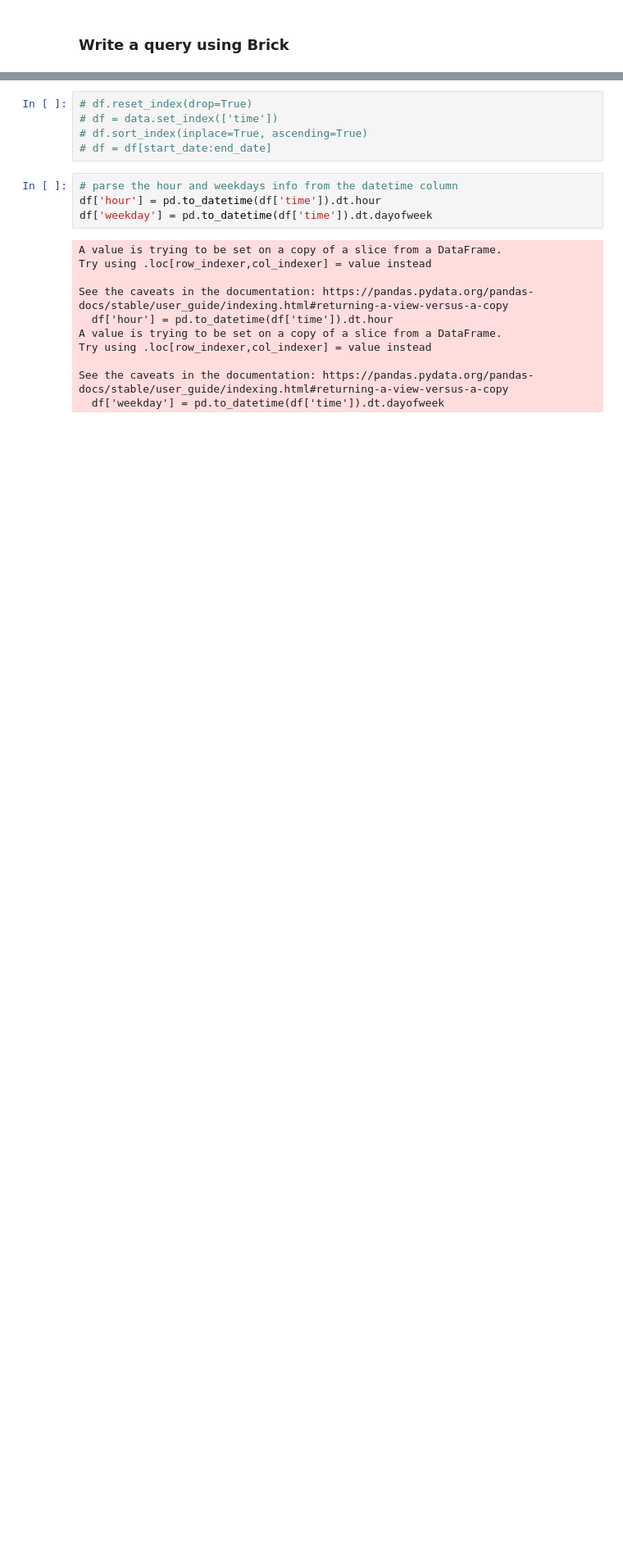
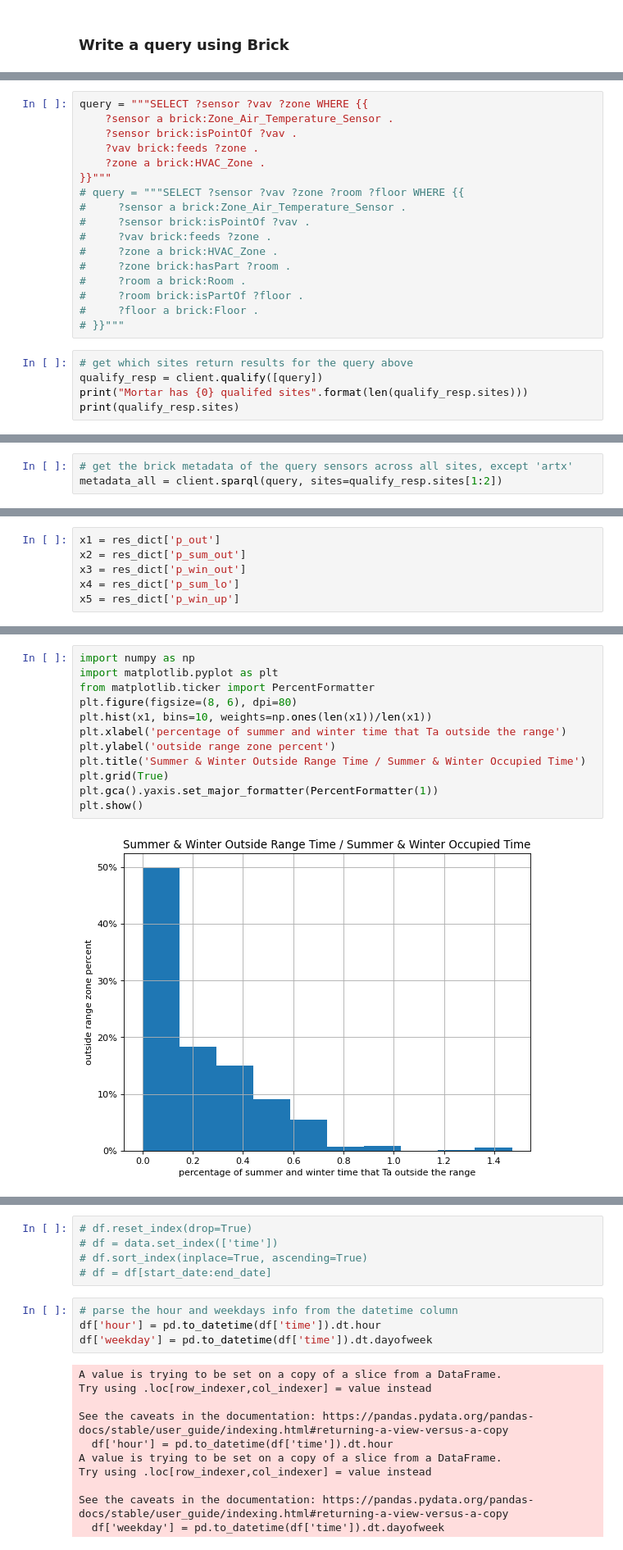
Before and after one commit to ruijis/mortardata_comfort_evaluation, a Jupyter notebook: demo.ipynb, the cells around one changed output, grey strips where cells are left out. Shown: that part at 82% size. Drawn from its saved outputs; the diff is of its cells as text; blank space fills up the shorter version.

```diff
--- a/demo.ipynb
+++ b/demo.ipynb
@@ -147,0 +16,22 @@ data
+# %%
+query = """SELECT ?sensor ?vav ?zone WHERE {{
+    ?sensor a brick:Zone_Air_Temperature_Sensor .
+    ?sensor brick:isPointOf ?vav .
+    ?vav brick:feeds ?zone .
+    ?zone a brick:HVAC_Zone .
+}}"""
+# query = """SELECT ?sensor ?vav ?zone ?room ?floor WHERE {{
+#     ?sensor a brick:Zone_Air_Temperature_Sensor .
+#     ?sensor brick:isPointOf ?vav .
+#     ?vav brick:feeds ?zone .
+#     ?zone a brick:HVAC_Zone .
+#     ?zone brick:hasPart ?room .
+#     ?room a brick:Room .
+#     ?room brick:isPartOf ?floor .
+#     ?floor a brick:Floor .
+# }}"""
+# %%
+# get which sites return results for the query above
+qualify_resp = client.qualify([query])
+print("Mortar has {0} qualifed sites".format(len(qualify_resp.sites)))
+print(qualify_resp.sites)
@@ -147,0 +43,3 @@ data
+# %%
+# get the brick metadata of the query sensors across all sites, except 'artx'
+metadata_all = client.sparql(query, sites=qualify_resp.sites[1:2])
@@ -147,0 +247,6 @@ data
+# %%
+x1 = res_dict['p_out']
+x2 = res_dict['p_sum_out']
+x3 = res_dict['p_win_out']
+x4 = res_dict['p_sum_lo']
+x5 = res_dict['p_win_up']
@@ -147,0 +262,14 @@ data
+# %%
+import numpy as np
+import matplotlib.pyplot as plt
+from matplotlib.ticker import PercentFormatter
+plt.figure(figsize=(8, 6), dpi=80)
+plt.hist(x1, bins=10, weights=np.ones(len(x1))/len(x1))
+plt.xlabel('percentage of summer and winter time that Ta outside the range')
+plt.ylabel('outside range zone percent')
+plt.title('Summer & Winter Outside Range Time / Summer & Winter Occupied Time')
+plt.grid(True)
+plt.gca().yaxis.set_major_formatter(PercentFormatter(1))
+plt.show()
+# %% [output]
+[figure, added]
```
Also changed, not shown: parts of 41 cells of this notebook, 1 other file.
